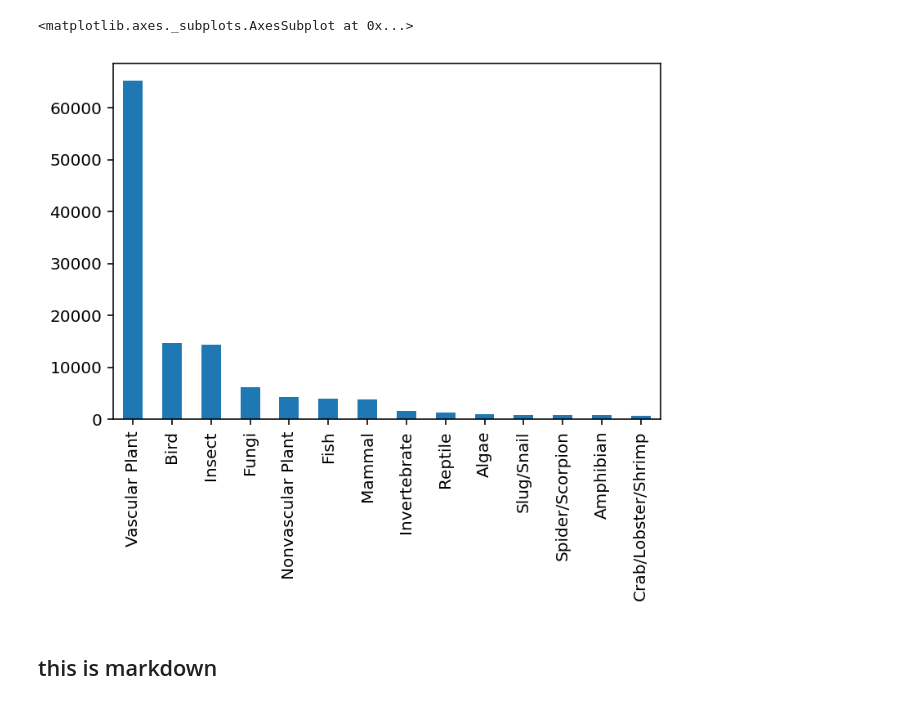
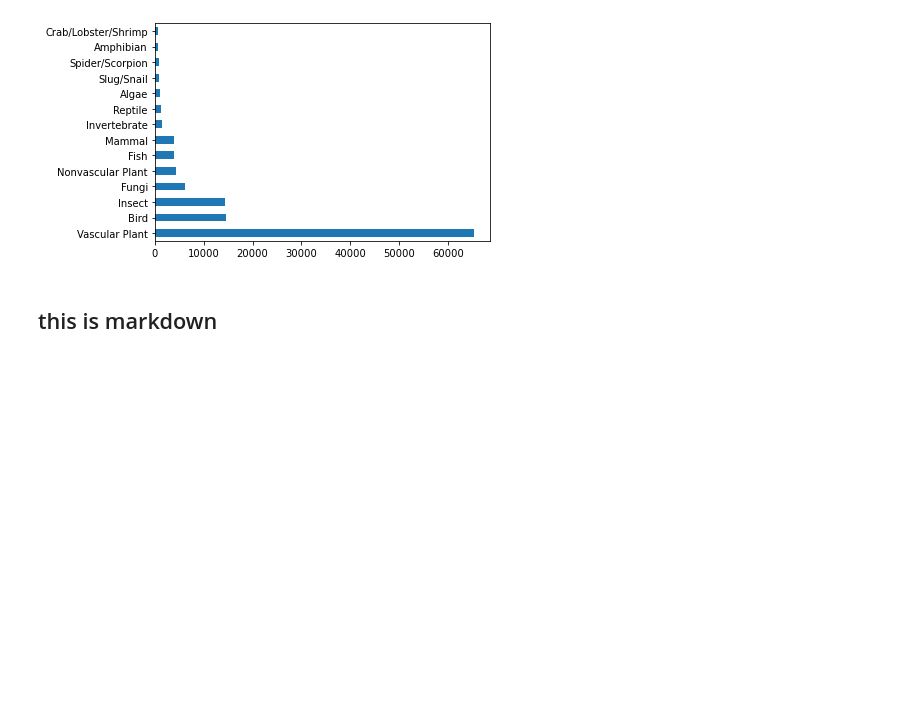
Before and after one commit to elc487/biodiversity_USNTLParks, a Jupyter notebook: Biodiversity of National Parks.ipynb, the cells around one changed output. Drawn from its saved outputs; the diff is of its cells as text; code cells hidden in the pictures; blank space fills up the shorter version.

```diff
--- a/Biodiversity of National Parks.ipynb
+++ b/Biodiversity of National Parks.ipynb
@@ -43,8 +39,7 @@ Text(0.5, 1.0, 'US National Parks')
 # %%
-bio["Category"].value_counts().plot.bar()
+bio["Category"].value_counts().plot.barh();
 # %% [output]
-<matplotlib.axes._subplots.AxesSubplot at 0x...>
-[figure, old version]
+[figure, new version]
 # %% [markdown]
 ## this is markdown
 # %% [markdown]
```
Also changed, not shown: parts of 10 cells of this notebook.
